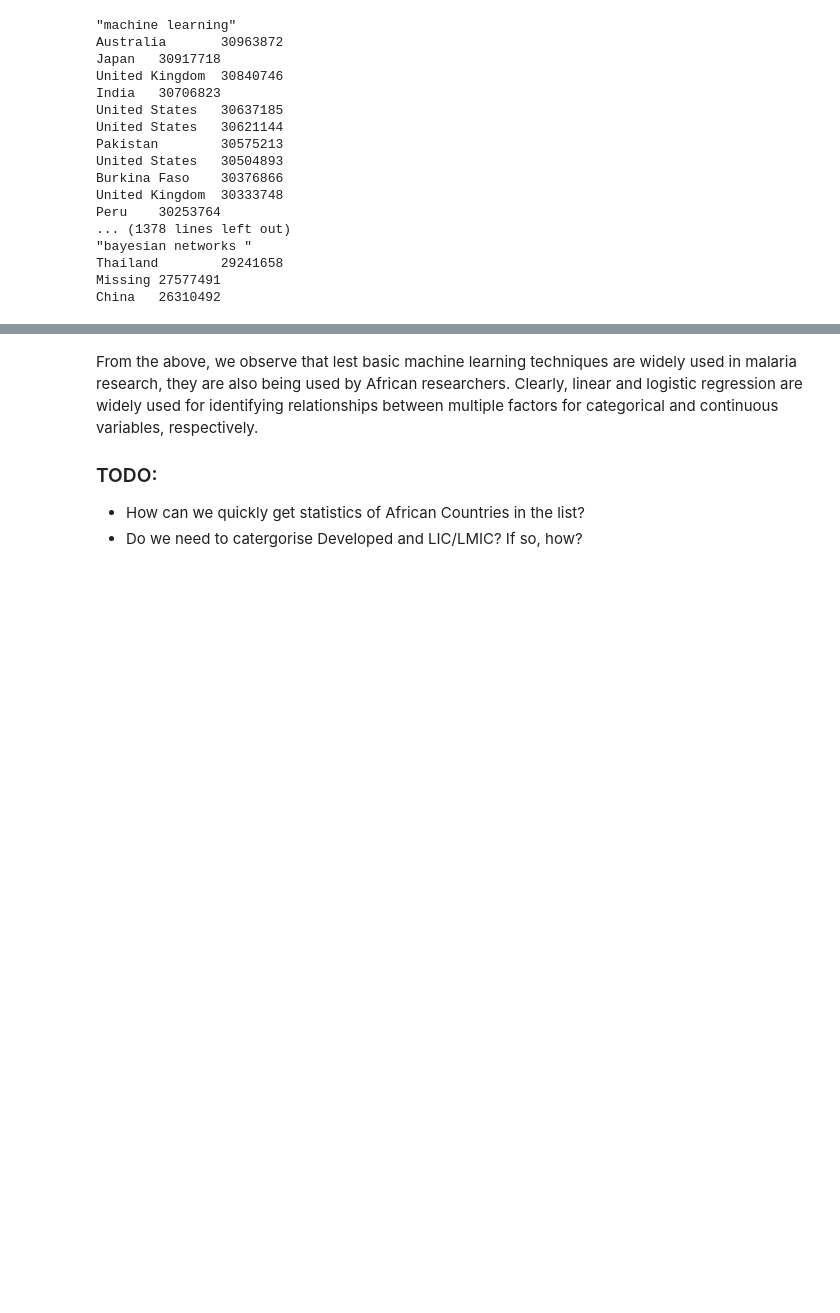
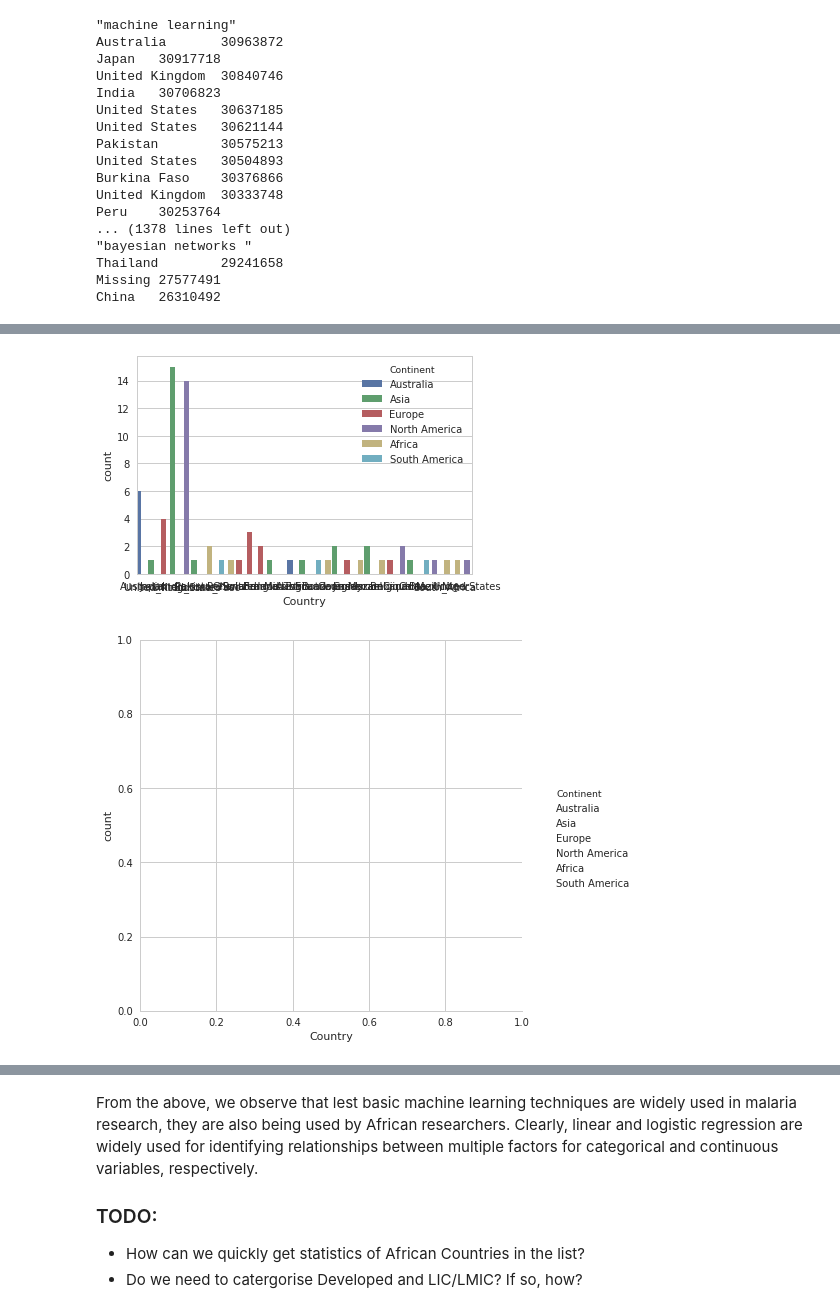
Before and after one commit to kipkurui/MachineLearning4Malaria, a Jupyter notebook: Data_fetching_and_Analysis.ipynb, the cells around one changed output, grey strips where cells are left out. Drawn from its saved outputs; the diff is of its cells as text; code cells hidden in the pictures; blank space fills up the shorter version.

```diff
--- a/Data_fetching_and_Analysis.ipynb
+++ b/Data_fetching_and_Analysis.ipynb
@@ -406,0 +481,26 @@ China   26310492
+# %%
+import pylab as plt
+import seaborn as sns
+
+#tips = sns.load_dataset("tips")
+fig, ax = plt.subplots()
+
+#sns.barplot(data=tips, ax=ax, x="time", y="tip", hue="sex")
+sns.factorplot(x="Country", kind="count", data=c, hue='Continent', orient='v', size=6,ax=ax)
+g.set_xticklabels(rotation=30)
+def change_width(ax, new_value) :
+    for patch in ax.patches :
+        current_width = patch.get_width()
+        diff = current_width - new_value
+
+        # we change the bar width
+        patch.set_width(new_value)
+
+        # we recenter the bar
+        patch.set_x(patch.get_x() + diff * .5)
+
+change_width(ax, .5)
+plt.show()
+# %% [output]
+[figure, added]
+[figure, added]
```
Also changed, not shown: parts of 14 cells of this notebook, 4 other files.
